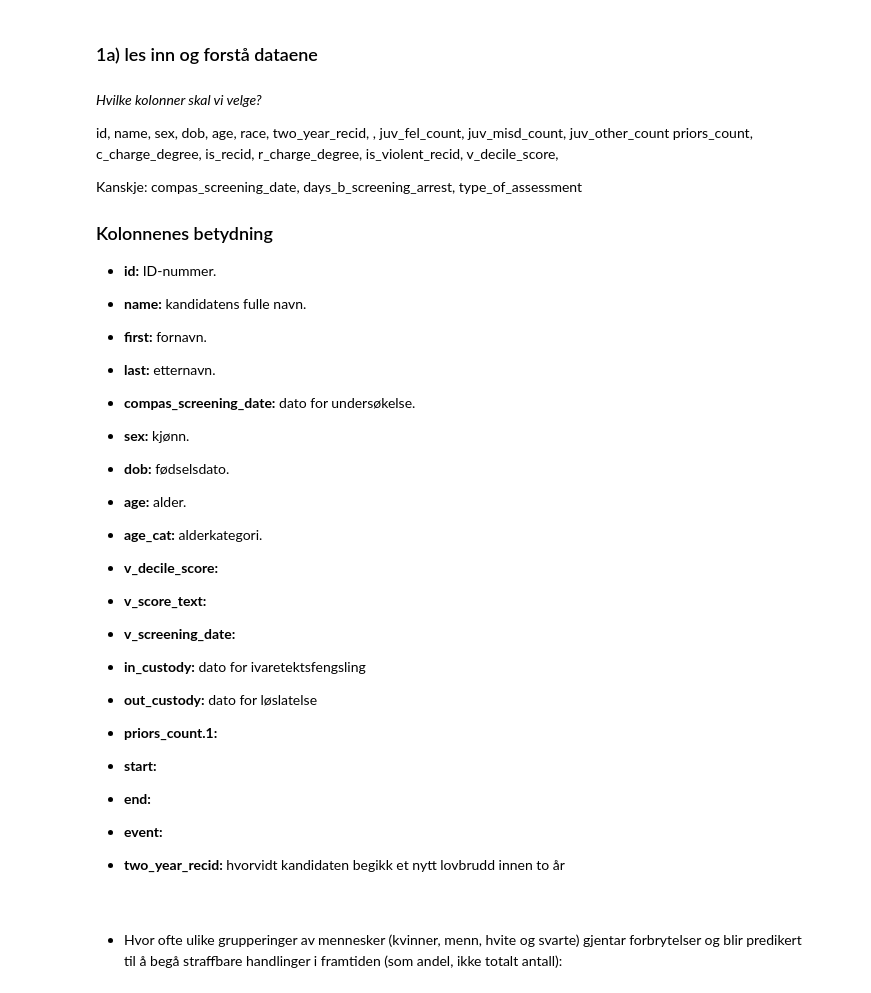
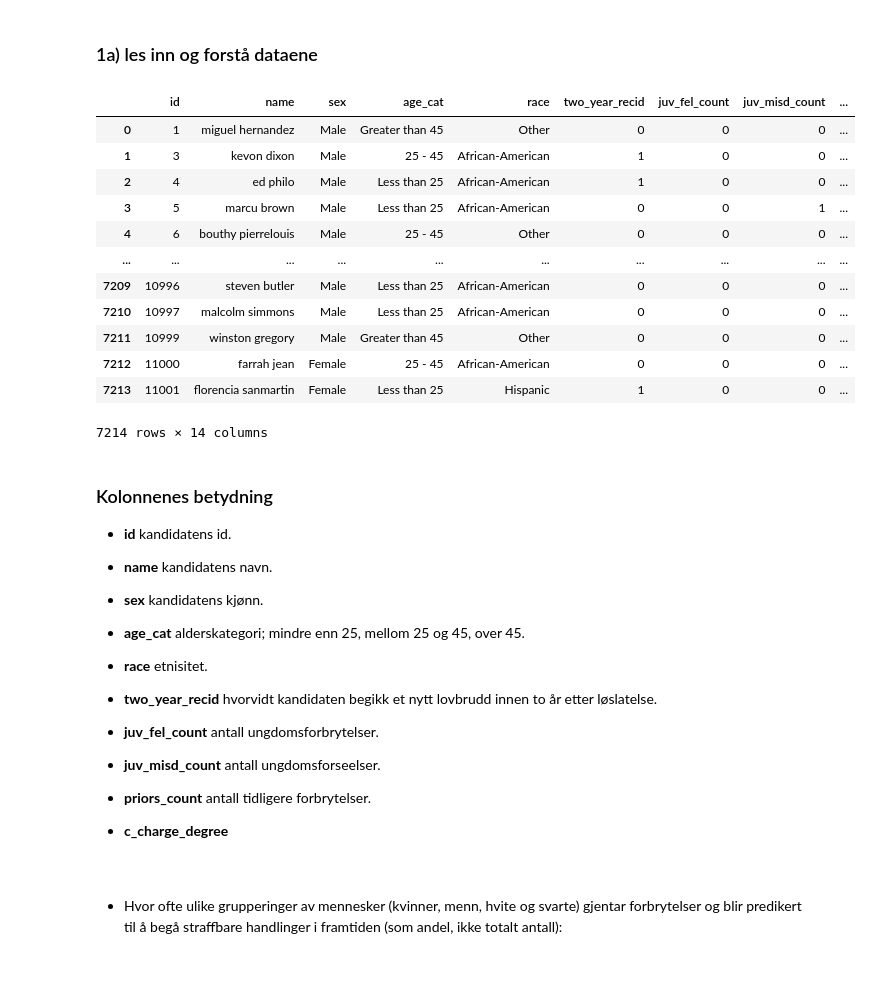
Before and after one commit to jonatanwins/COMPAS_project_HON2200, a Jupyter notebook: COMPAS.ipynb, the cells around one changed output. Cells and saved outputs as stored; diff of their text form; code cells hidden in the pictures.

```diff
--- a/COMPAS.ipynb
+++ b/COMPAS.ipynb
@@ -11,62 +11,51 @@ from sklearn.metrics import accuracy_score
 import warnings
 warnings.simplefilter(action='ignore', category=FutureWarning)
 # %% [markdown]
+####
 ### 1a) les inn og forstå dataene
 # %%
 url = "https://raw.githubusercontent.com/propublica/compas-analysis/master/compas-scores-two-years.csv"
 
 df = pd.read_csv(url)
 # %%
-#df.columns
 df_select = df[["id", "name", "sex", "age_cat", "race", "two_year_recid", "juv_fel_count", "juv_misd_count", "juv_other_count", "priors_count", "is_recid", "is_violent_recid", "v_decile_score", "score_text" ]]
+df_select
+# %% [output]
+|  | id | name | sex | age_cat | race | two_year_recid | juv_fel_count | juv_misd_count | ... |
+| 0 | 1 | miguel hernandez | Male | Greater than 45 | Other | 0 | 0 | 0 | ... |
+| 1 | 3 | kevon dixon | Male | 25 - 45 | African-American | 1 | 0 | 0 | ... |
+| 2 | 4 | ed philo | Male | Less than 25 | African-American | 1 | 0 | 0 | ... |
+| 3 | 5 | marcu brown | Male | Less than 25 | African-American | 0 | 0 | 1 | ... |
+| 4 | 6 | bouthy pierrelouis | Male | 25 - 45 | Other | 0 | 0 | 0 | ... |
+| ... | ... | ... | ... | ... | ... | ... | ... | ... | ... |
+| 7209 | 10996 | steven butler | Male | Less than 25 | African-American | 0 | 0 | 0 | ... |
+| 7210 | 10997 | malcolm simmons | Male | Less than 25 | African-American | 0 | 0 | 0 | ... |
+| 7211 | 10999 | winston gregory | Male | Greater than 45 | Other | 0 | 0 | 0 | ... |
+| 7212 | 11000 | farrah jean | Female | 25 - 45 | African-American | 0 | 0 | 0 | ... |
+| 7213 | 11001 | florencia sanmartin | Female | Less than 25 | Hispanic | 1 | 0 | 0 | ... |
+7214 rows × 14 columns
 # %% [markdown]
-*Hvilke kolonner skal vi velge?*
-
-id, name, sex, dob, age, race, two_year_recid, , juv_fel_count, juv_misd_count, juv_other_count
-priors_count, c_charge_degree, is_recid, r_charge_degree, is_violent_recid, v_decile_score,
-
-Kanskje:
-compas_screening_date, days_b_screening_arrest, type_of_assessment
-
 ### Kolonnenes betydning
 
-- **id:** ID-nummer.
+- **id** kandidatens id.
 
-- **name:** kandidatens fulle navn.
+- **name** kandidatens navn.
 
-- **first:** fornavn.
+- **sex** kandidatens kjønn.
 
-- **last:** etternavn.
+- **age_cat** alderskategori; mindre enn 25, mellom 25 og 45, over 45.
 
-- **compas_screening_date:** dato for undersøkelse.
+- **race** etnisitet.
 
-- **sex:** kjønn.
+- **two_year_recid** hvorvidt kandidaten begikk et nytt lovbrudd innen to år etter løslatelse.
 
-- **dob:** fødselsdato.
+- **juv_fel_count** antall ungdomsforbrytelser.
 
-- **age:** alder.
+- **juv_misd_count** antall ungdomsforseelser.
 
-- **age_cat:** alderkategori.
+- **priors_count** antall tidligere forbrytelser.
 
-- **v_decile_score:**
-
-- **v_score_text:**
-
-- **v_screening_date:**
-
-- **in_custody:** dato for ivaretektsfengsling
-
-- **out_custody:** dato for løslatelse
-
-- **priors_count.1:**
-
-- **start:**
-
-- **end:**
-
-- **event:**
-
-- **two_year_recid:** hvorvidt kandidaten begikk et nytt lovbrudd innen to år
+- **c_charge_degree**
 # %% [markdown]
 ####
 ####
```
Also changed, not shown: parts of 6 cells of this notebook.
